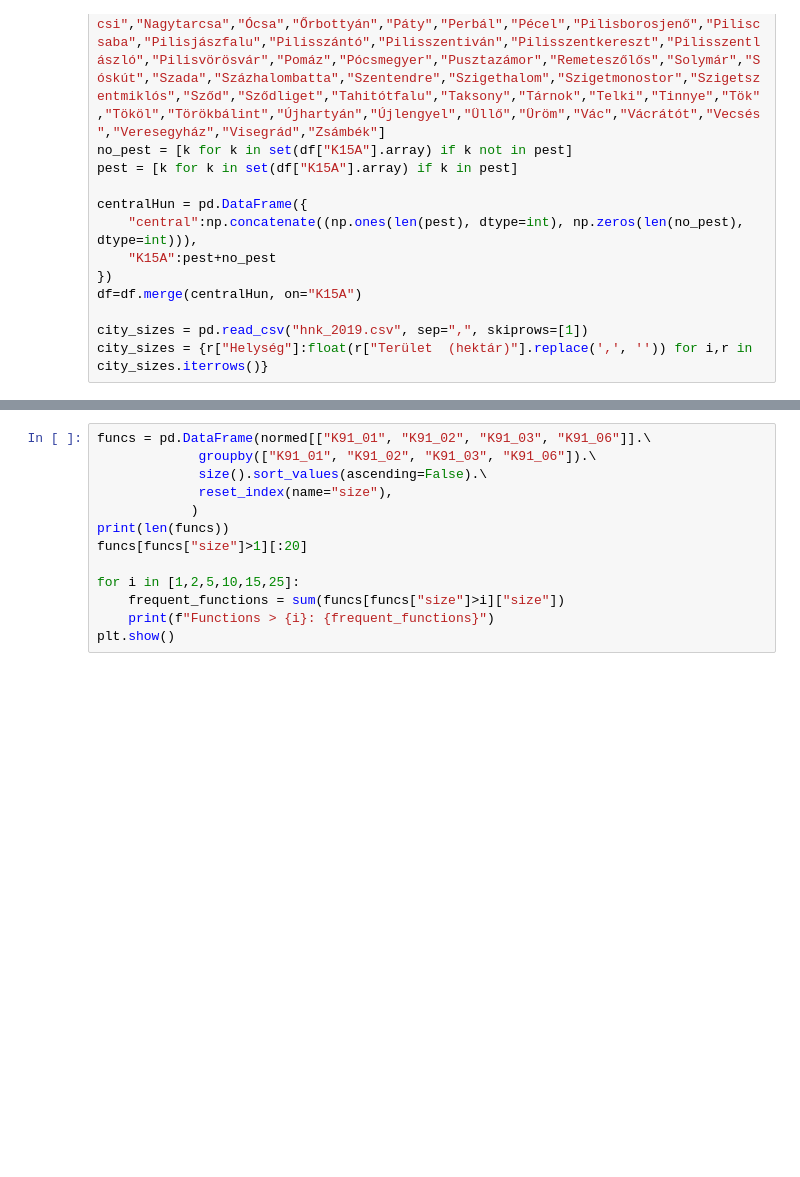
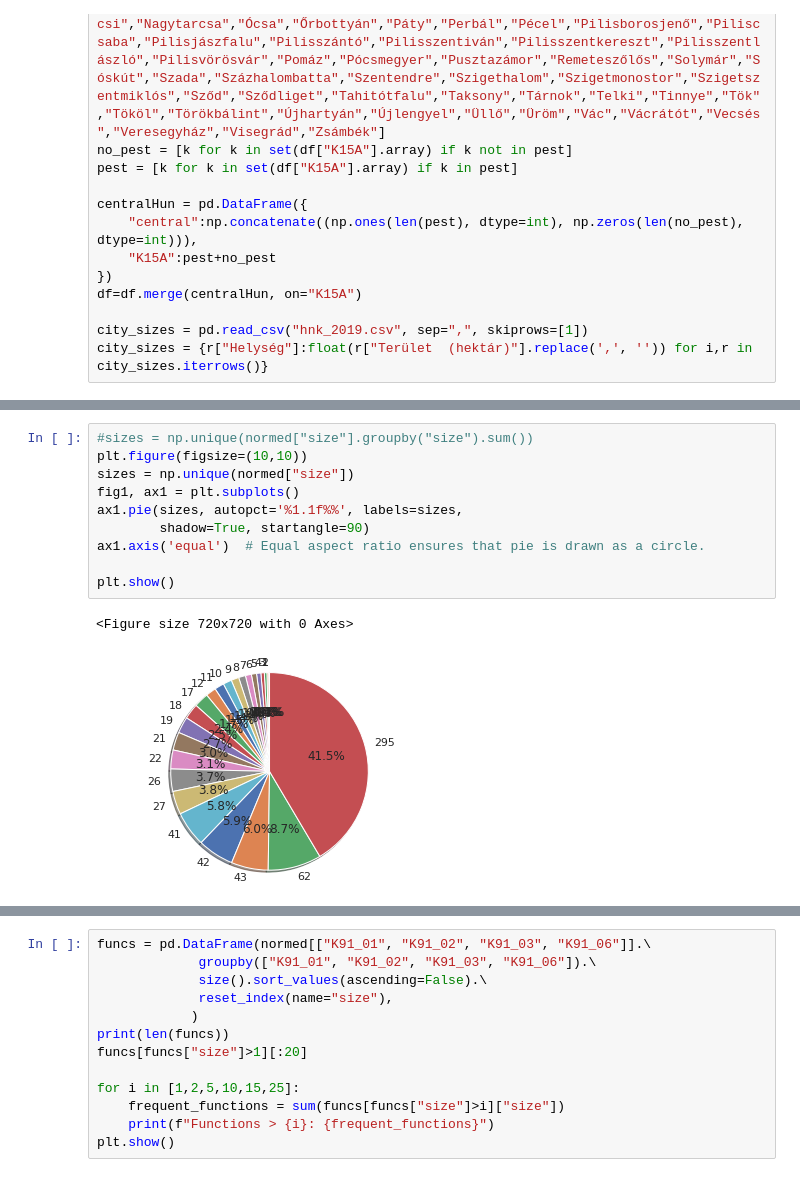
Before and after one commit to dczifra/epidemic_seeding, a Jupyter notebook: scripts/real_data/distance1.ipynb, the cells around one changed output, grey strips where cells are left out. Saved outputs shown, nothing was run; the diff lists cells and outputs as text; blank space fills up the shorter version.

```diff
--- a/scripts/real_data/distance1.ipynb
+++ b/scripts/real_data/distance1.ipynb
@@ -53,0 +64,13 @@ plt.show()
+# %%
+#sizes = np.unique(normed["size"].groupby("size").sum())
+plt.figure(figsize=(10,10))
+sizes = np.unique(normed["size"])
+fig1, ax1 = plt.subplots()
+ax1.pie(sizes, autopct='%1.1f%%', labels=sizes,
+        shadow=True, startangle=90)
+ax1.axis('equal')  # Equal aspect ratio ensures that pie is drawn as a circle.
+
+plt.show()
+# %% [output]
+<Figure size 720x720 with 0 Axes>
+[figure, added]
```
Also changed, not shown: parts of 4 cells of this notebook, 3 other files.
